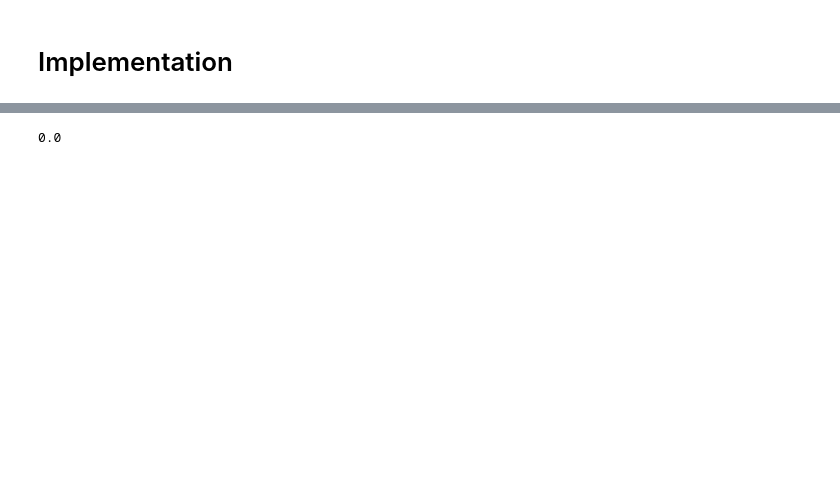
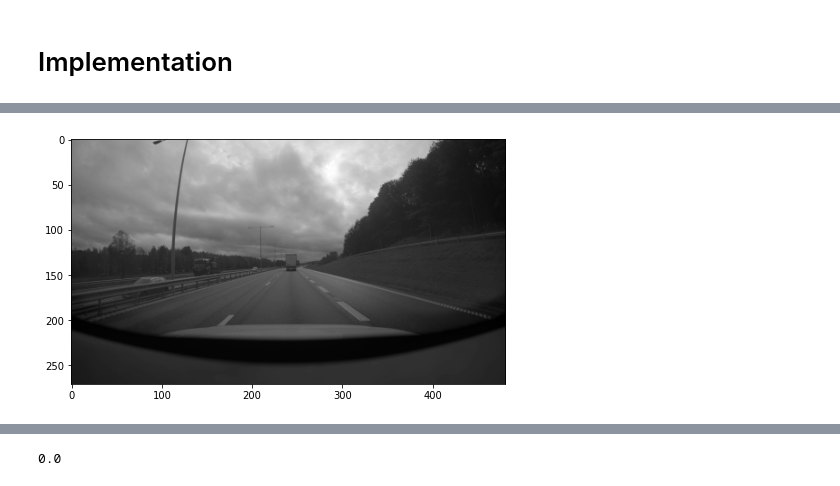
Before and after one commit to Smoltbob/ComputerVision, a Jupyter notebook: HomographyBasedCalibration/HomographyBasedCalibration.ipynb, the cells around one changed output, grey strips where cells are left out. Drawn from its saved outputs; the diff is of its cells as text; code cells hidden in the pictures; blank space fills up the shorter version.

Commit message:
Fix notebook image attachement issue

```diff
--- a/HomographyBasedCalibration/HomographyBasedCalibration.ipynb
+++ b/HomographyBasedCalibration/HomographyBasedCalibration.ipynb
@@ -207,7 +207,7 @@ def read_visual_odom_verifier_hdf5_dump(hdf5_path):
     return vo_poses, veh_poses
 # %%
 # 0. Prepare data
-data_folder = "HomographyBasedCalibration/data/"
+data_folder = "data/"
 hdf5_path_vov = f"{data_folder}/VisualOdometryVerification.hdf5"
 hdf5_path_img = f"{data_folder}/ImageDebug.hdf5"
 
@@ -231,7 +231,10 @@ img2 = np.array(hf.get(f"/image/data/frame{image_idx + 1}")).squeeze()
 vo_poses, veh_poses = read_visual_odom_verifier_hdf5_dump(hdf5_path_vov)
 
 # Display one of the images we'll work with
-plt.figure()
-plt.imshow(img1, cmap = "gray")
+#cv.imwrite("data/img1.png", img1)
+from matplotlib.image import imread
+im = imread("data/img1.png")
+plt.figure(figsize=(16*0.5,9*0.5))
+plt.imshow(im, cmap = "gray")
 plt.show()
 # %% [output]
@@ -240,3 +241,4 @@ plt.show()
+[figure, added]
 # %%
 # Modified from OpenCV example
 def getEssentialMatrix(img1, img2, K):
```
Also changed, not shown: parts of 4 cells of this notebook.
